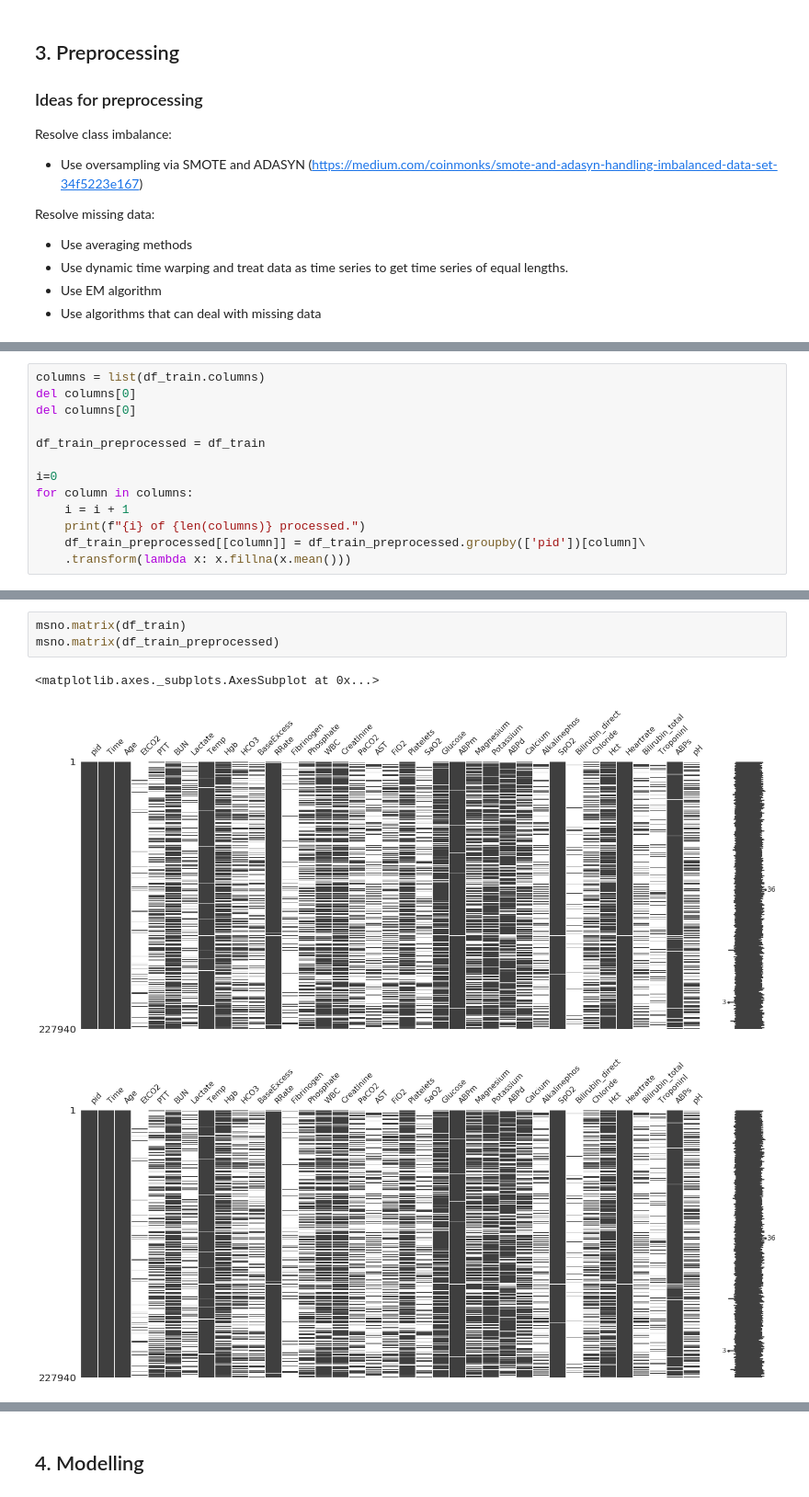
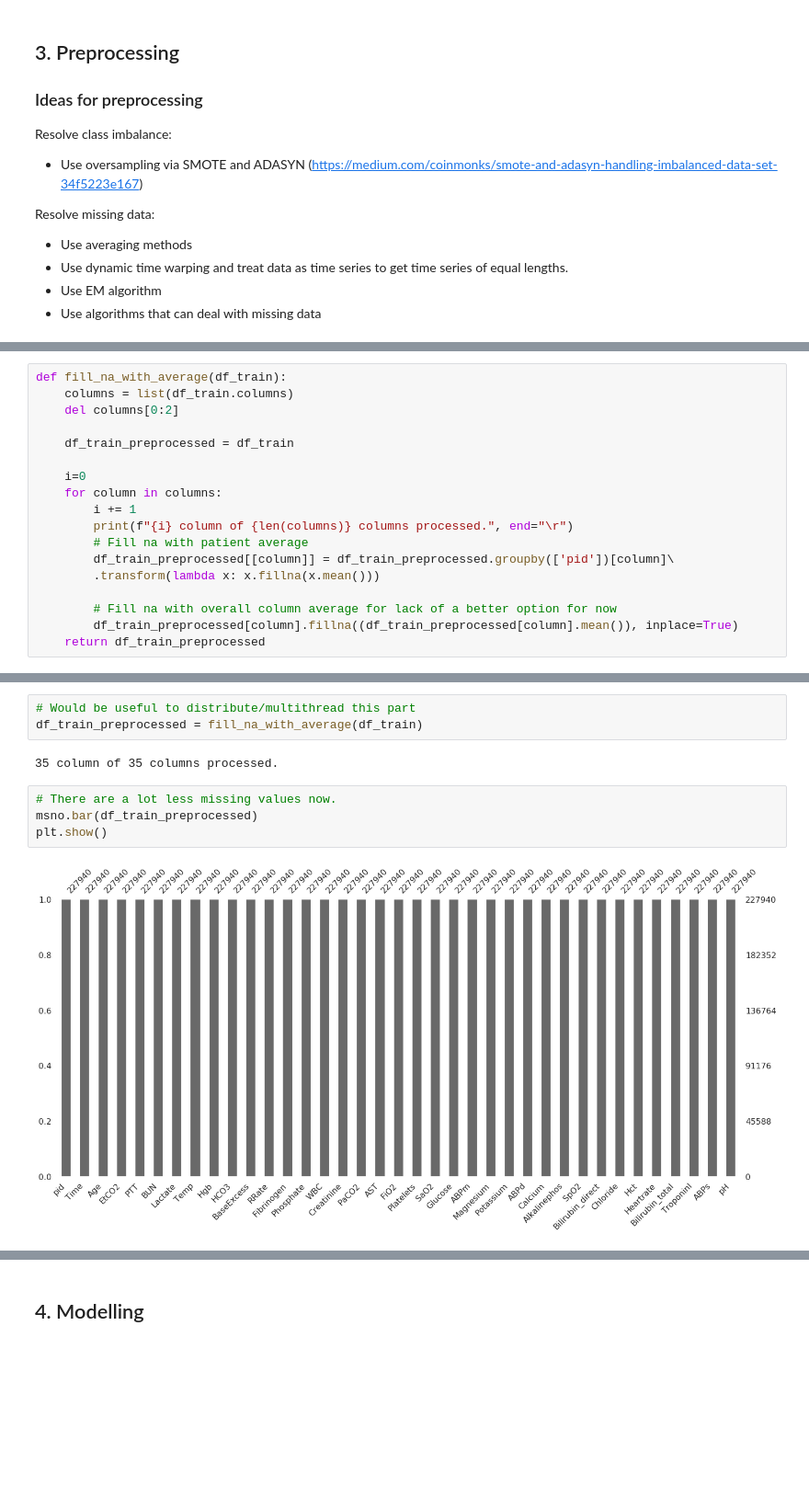
Before and after one commit to pjhartout/Introduction_to_Machine_Learning, a Jupyter notebook: projects/project_2/subtask1.ipynb, the cells around one changed output, grey strips where cells are left out. Shown at 92% size. Cells and saved outputs as stored; diff of their text form; blank space fills up the shorter version.

Commit message:
:tada: add preprocessing part for subtask1

```diff
--- a/projects/project_2/subtask1.ipynb
+++ b/projects/project_2/subtask1.ipynb
@@ -147,13 +172,18 @@ df_train.head(5)
 # %%
-columns = list(df_train.columns)
-del columns[0]
-del columns[0]
+def fill_na_with_average(df_train):
+    columns = list(df_train.columns)
+    del columns[0:2]
 
-df_train_preprocessed = df_train
+    df_train_preprocessed = df_train
 
-i=0
-for column in columns:
-    i = i + 1
-    print(f"{i} of {len(columns)} processed.")
-    df_train_preprocessed[[column]] = df_train_preprocessed.groupby(['pid'])[column]\
-    .transform(lambda x: x.fillna(x.mean()))
+    i=0
+    for column in columns:
+        i += 1
+        print(f"{i} column of {len(columns)} columns processed.", end="\r")
+        # Fill na with patient average
+        df_train_preprocessed[[column]] = df_train_preprocessed.groupby(['pid'])[column]\
+        .transform(lambda x: x.fillna(x.mean()))
+
+        # Fill na with overall column average for lack of a better option for now
+        df_train_preprocessed[column].fillna((df_train_preprocessed[column].mean()), inplace=True)
+    return df_train_preprocessed
@@ -178,7 +190,11 @@ for column in columns:
-# %%
-msno.matrix(df_train)
-msno.matrix(df_train_preprocessed)
-# %% [output]
-<matplotlib.axes._subplots.AxesSubplot at 0x...>
-[figure, removed]
-[figure, removed]
+# %%
+# Would be useful to distribute/multithread this part
+df_train_preprocessed = fill_na_with_average(df_train)
+# %% [output]
+35 column of 35 columns processed.
+# %%
+# There are a lot less missing values now.
+msno.bar(df_train_preprocessed)
+plt.show()
+# %% [output]
+[figure, added]
```
Also changed, not shown: parts of 22 cells of this notebook.
